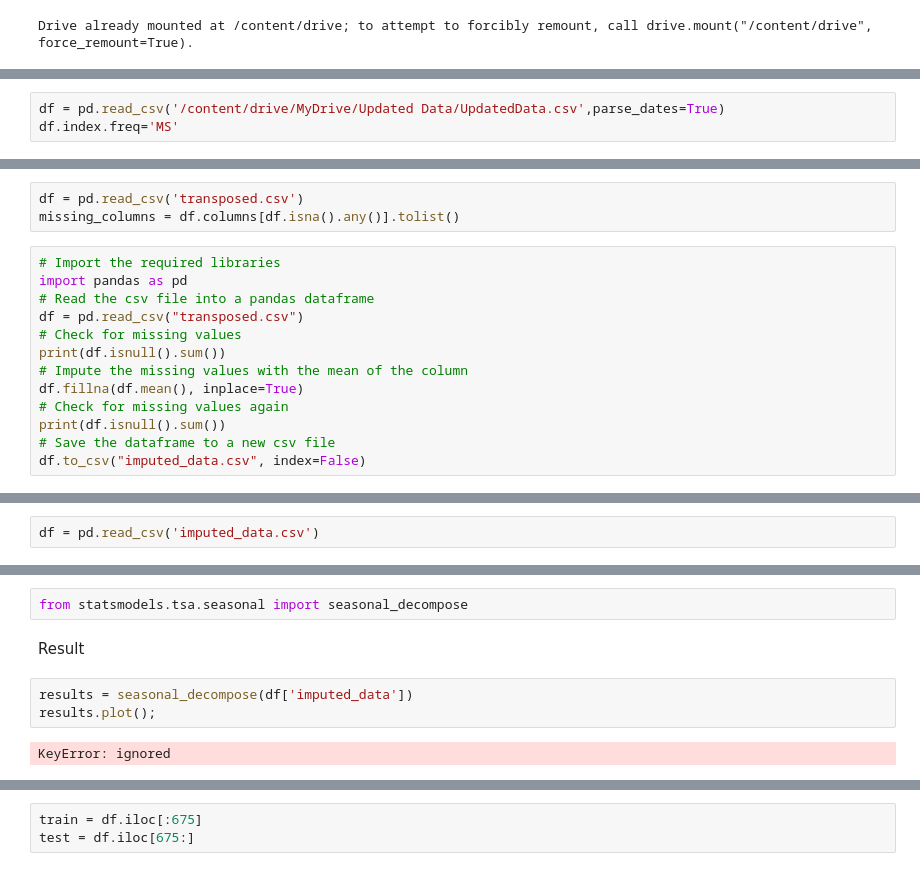
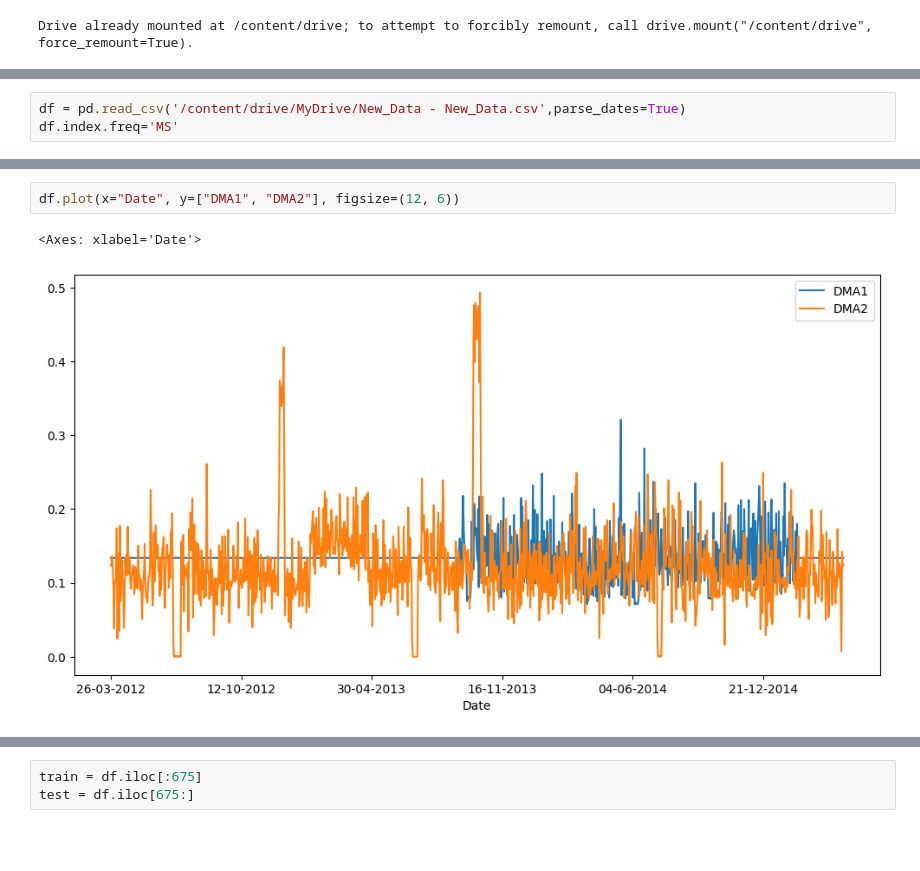
Before and after one commit to abhinabmondal/CSIR-CMERI, a Jupyter notebook: DCM.ipynb, the cells around one changed output, grey strips where cells are left out. Cells and saved outputs as stored; diff of their text form; blank space fills up the shorter version.

```diff
--- a/DCM.ipynb
+++ b/DCM.ipynb
@@ -20,3 +332,3 @@ Drive already mounted at /content/drive; to attempt to forcibly remount, call dr
 # %%
-df = pd.read_csv('/content/drive/MyDrive/Updated Data/UpdatedData.csv',parse_dates=True)
+df = pd.read_csv('/content/drive/MyDrive/New_Data - New_Data.csv',parse_dates=True)
 df.index.freq='MS'
@@ -29,16 +334,0 @@ transposed_df.to_csv('transposed.csv', header=False)
-# %%
-df = pd.read_csv('transposed.csv')
-missing_columns = df.columns[df.isna().any()].tolist()
-# %%
-# Import the required libraries
-import pandas as pd
-# Read the csv file into a pandas dataframe
-df = pd.read_csv("transposed.csv")
-# Check for missing values
-print(df.isnull().sum())
-# Impute the missing values with the mean of the column
-df.fillna(df.mean(), inplace=True)
-# Check for missing values again
-print(df.isnull().sum())
-# Save the dataframe to a new csv file
-df.to_csv("imputed_data.csv", index=False)
@@ -72,2 +334,0 @@ df.to_csv('imputed_data.csv', index=False)
-# %%
-df = pd.read_csv('imputed_data.csv')
@@ -136,9 +505,5 @@ TypeError: ignored
-# %%
-from statsmodels.tsa.seasonal import seasonal_decompose
-# %% [markdown]
-Result
-# %%
-results = seasonal_decompose(df['imputed_data'])
-results.plot();
-# %% [output]
-KeyError: ignored
+# %%
+df.plot(x="Date", y=["DMA1", "DMA2"], figsize=(12, 6))
+# %% [output]
+<Axes: xlabel='Date'>
+[figure, added]
```
Also changed, not shown: parts of 66 cells of this notebook.
